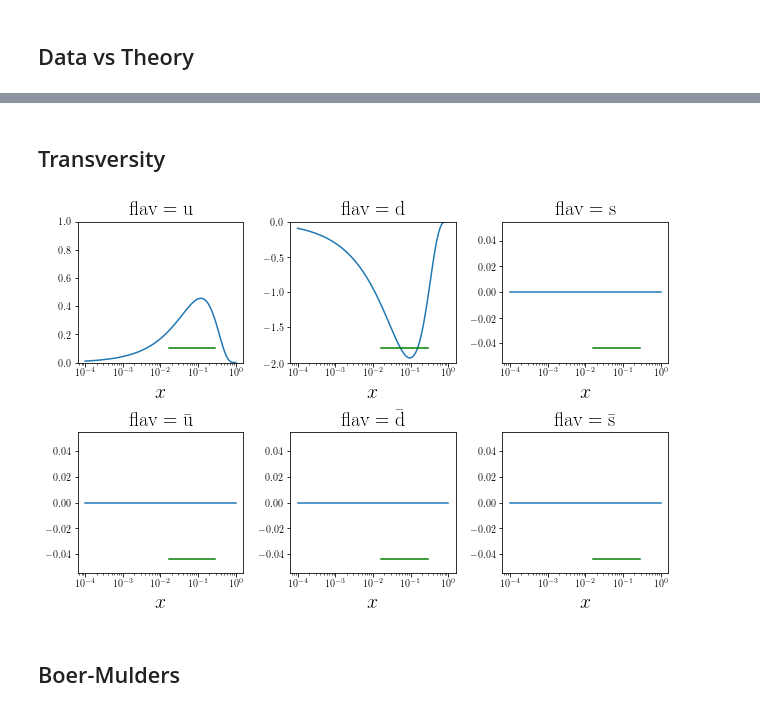
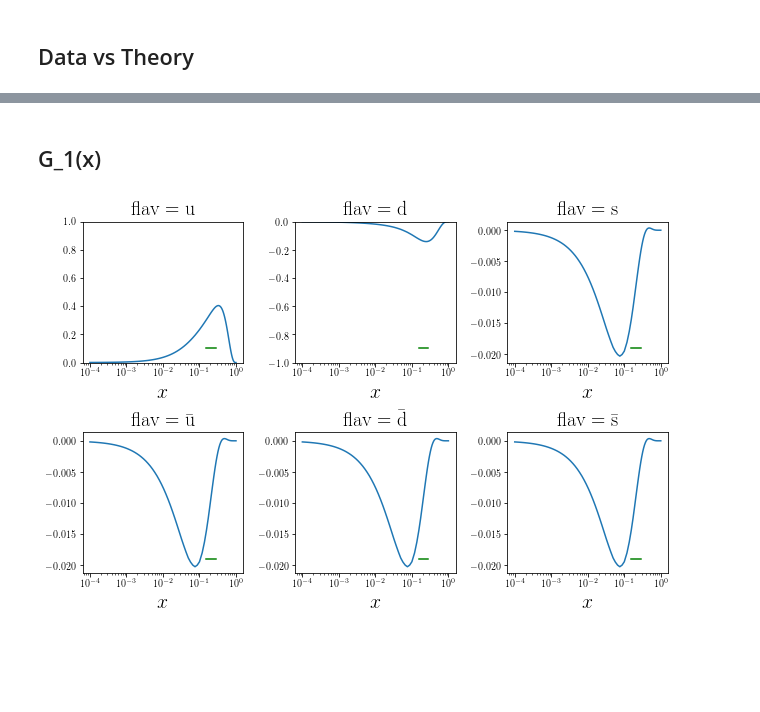
Before and after one commit to prokudin/PSU-PHYS296, a Jupyter notebook: Python/notebooks/example_all.ipynb, the cells around one changed output, grey strips where cells are left out. Saved outputs shown, nothing was run; the diff lists cells and outputs as text; code cells hidden in the pictures; blank space fills up the shorter version.

```diff
--- a/Python/notebooks/example_all.ipynb
+++ b/Python/notebooks/example_all.ipynb
@@ -25,7 +25,7 @@ IOError: [Errno 2] No such file or directory: 'inputs/all.py'
 # %% [markdown]
 ## Data vs Theory
 # %%
-co=pd.concat([pd.DataFrame(conf['resman'].sidisres.tabs[idx]) \
-              for idx in conf['resman'].sidisres.tabs.keys() if idx<5000])
-bm=pd.concat([pd.DataFrame(conf['resman'].sidisres.tabs[idx]) \
-              for idx in conf['resman'].sidisres.tabs.keys() if idx>=5000])
+ALL=pd.concat([pd.DataFrame(conf['resman'].sidisres.tabs[idx]) \
+              for idx in conf['resman'].sidisres.tabs.keys()])
+
+ALL.columns
@@ -79,29 +82,0 @@ py.tight_layout()
-# %%
-def plot(ax,axis,tar):
-    data_pip=bm.query('axis=="%s" and target=="%s" and hadron=="%s" '%(axis,tar,'pi+'))
-    data_pim=bm.query('axis=="%s" and target=="%s" and hadron=="%s" '%(axis,tar,'pi-'))
-    if axis=='pt': axis='pT'
-    ax.errorbar(data_pip[axis],data_pip['value'],yerr=data_pip['alpha'],fmt='k.',label=r'$\pi^+$')
-    ax.errorbar(data_pim[axis],data_pim['value'],yerr=data_pim['alpha'],fmt='ko', mfc='white',label=r'$\pi^-$',markersize=4)
-
-    ax.plot(data_pip[axis].values,data_pip['thy'].values,'r-')
-    ax.plot(data_pim[axis].values,data_pim['thy'].values,'b-')
-
-    if tar=='proton': star='p'
-    if tar=='deuteron': star='d'
-
-    ax.set_title(r'${\rm target}=%s$'%(star))
-    ax.set_xlabel(r'$%s$'%axis)
-    if axis=='x': ax.set_ylim(-0.05,0.05)
-
-nrows,ncols=4,4
-py.figure(figsize=(ncols*3,nrows*2))
-
-cnt=0
-for tar in ['proton','deuteron']:
-    for axis  in ['x','y','z','pt']:
-        cnt+=1
-        ax=py.subplot(nrows,ncols,cnt)
-        plot(ax,axis,tar)
-        if cnt==1: ax.legend()
-py.tight_layout()
@@ -110,40 +83,38 @@ py.tight_layout()
-# %% [markdown]
-## Transversity
+# %% [markdown]
+## G_1(x)
 # %%
 def plot(ax,iflav):
     X=10**np.linspace(-4,-1)
     X=np.append(X,np.linspace(0.1,1))
     Q2=1
-    F=[conf['transversity'].get_C(x,Q2,target='p')[iflav] for x in X]
+    F=[conf['ppdf'].get_C(x,Q2,target='p')[iflav] for x in X]
     ax.plot(X,F)
 
     ymin,ymax=ax.get_ylim()
     if   iflav==1: ax.set_ylim(0,1);ymin,ymax=ax.get_ylim()
-    elif iflav==3: ax.set_ylim(-2,0);ymin,ymax=ax.get_ylim()
-    xmin=np.amin(co.x.values)
-    xmax=np.amax(co.x.values)
+    elif iflav==3: ax.set_ylim(-1,0);ymin,ymax=ax.get_ylim()
+    xmin=np.amin(ALL.x.values)
+    xmax=np.amax(ALL.x.values)
     dy=ymax-ymin
     ax.plot([xmin,xmax],[ymin+dy*0.1,ymin+dy*0.1],'g-')
     ax.set_ylim(ymin,ymax)
     ax.semilogx()
 
     if iflav==1: ax.set_title(r'${\rm flav=u}$',size=20)
     if iflav==3: ax.set_title(r'${\rm flav=d}$',size=20)
     if iflav==5: ax.set_title(r'${\rm flav=s}$',size=20)
     if iflav==2: ax.set_title(r'${\rm flav=\bar{u}}$',size=20)
     if iflav==4: ax.set_title(r'${\rm flav=\bar{d}}$',size=20)
     if iflav==6: ax.set_title(r'${\rm flav=\bar{s}}$',size=20)
     ax.set_xlabel(r'$x$',size=20)
 
 nrows,ncols=2,3
 py.figure(figsize=(ncols*3,nrows*3))
 cnt=0
 for iflav in [1,3,5,2,4,6]:
     cnt+=1
     ax=py.subplot(nrows,ncols,cnt)
     plot(ax,iflav)
 py.tight_layout()
 # %% [output]
-[figure, old version]
+[figure, new version]
-# %% [markdown]
-## Boer-Mulders
```
Also changed, not shown: parts of 11 cells of this notebook, 3 other files.
